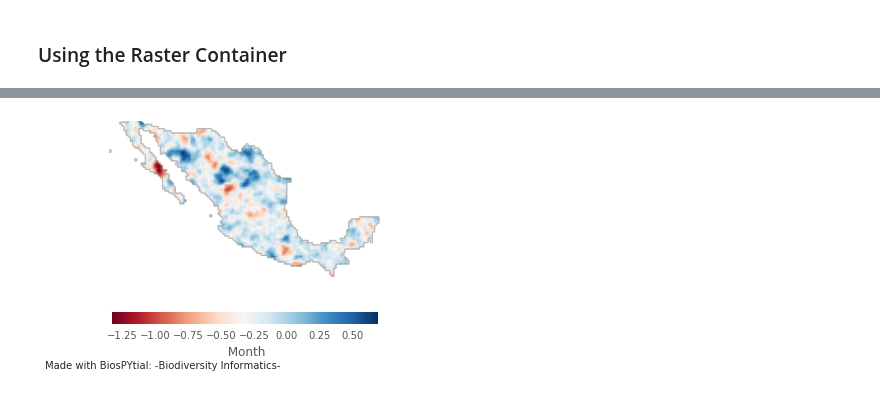
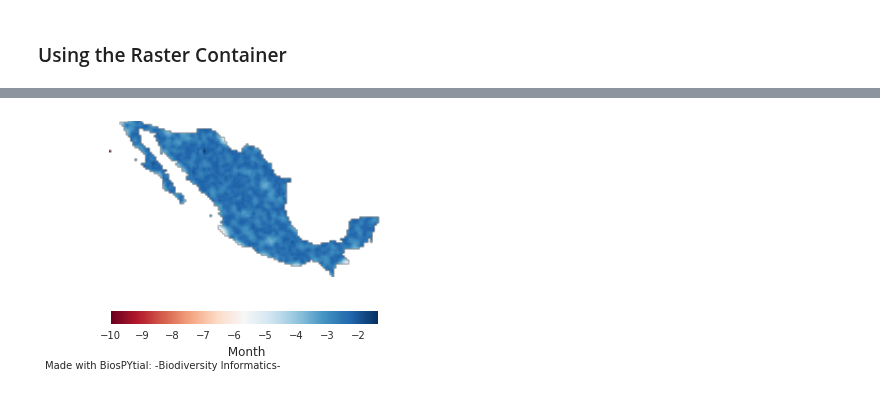
Before and after one commit to molgor/biospytial, a Jupyter notebook: ipython-notebooks/demos/statistical_models/binomial_examples/Binomial-PyMC3-minimal.ipynb, the cells around one changed output, grey strips where cells are left out. Cells and saved outputs as stored; diff of their text form; code cells hidden in the pictures.

```diff
--- a/ipython-notebooks/demos/statistical_models/binomial_examples/Binomial-PyMC3-minimal.ipynb
+++ b/ipython-notebooks/demos/statistical_models/binomial_examples/Binomial-PyMC3-minimal.ipynb
@@ -177,9 +179,12 @@ Wall time: 1.57 s
 # %%
 preds = pd.DataFrame(pred_samples['f_star']).transpose()
-# %%
-preds['mean_sample'] = preds.mean(axis=1)
+# %%
+mean_sample = preds.mean(axis=1)
+q_025 = preds.quantile(0.025,axis=1)
+q_975 = preds.quantile(0.975,axis=1)
+surface_data = pd.DataFrame({'mean_sample' : mean_sample, 'q_025':q_025,'q_975':q_975})
 # %%
 #preds['idx'] = data_star.index.values
-preds['idx'] = datacube_clean.index.values
+surface_data['idx'] = datacube_clean.index.values
 # %%
-predictions = datapred.merge(preds,how='left',left_index=True,right_on='idx',suffixes=('_obs','_pred'))
+predictions = datapred.merge(surface_data,how='left',left_index=True,right_on='idx',suffixes=('_obs','_pred'))
@@ -214,4 +200,5 @@ presences_of_something = RasterContainer(predicted_data,use_metadata_from=elevat
 # %%
-presences_of_something.display_field(band=1,origin='Lower',cmap=plt.cm.RdBu)
+ql_presences_of_something = RasterContainer(predictions.q_025.values,use_metadata_from=elevation.rasterdata)
+ql_presences_of_something.display_field(band=1,origin='Lower',cmap=plt.cm.RdBu)
 # %% [output]
-[figure, old version]
+[figure, new version]
```
Also changed, not shown: parts of 22 cells of this notebook, 3 other files.
